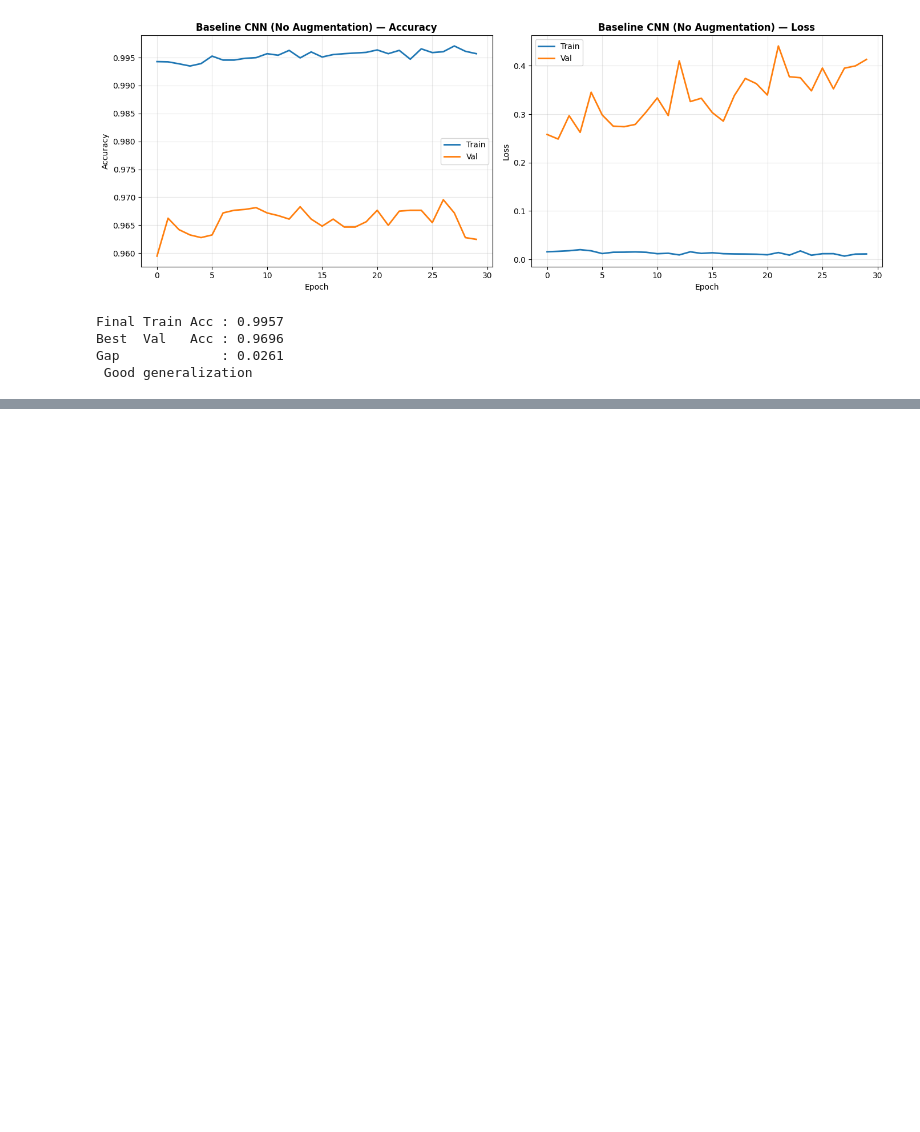
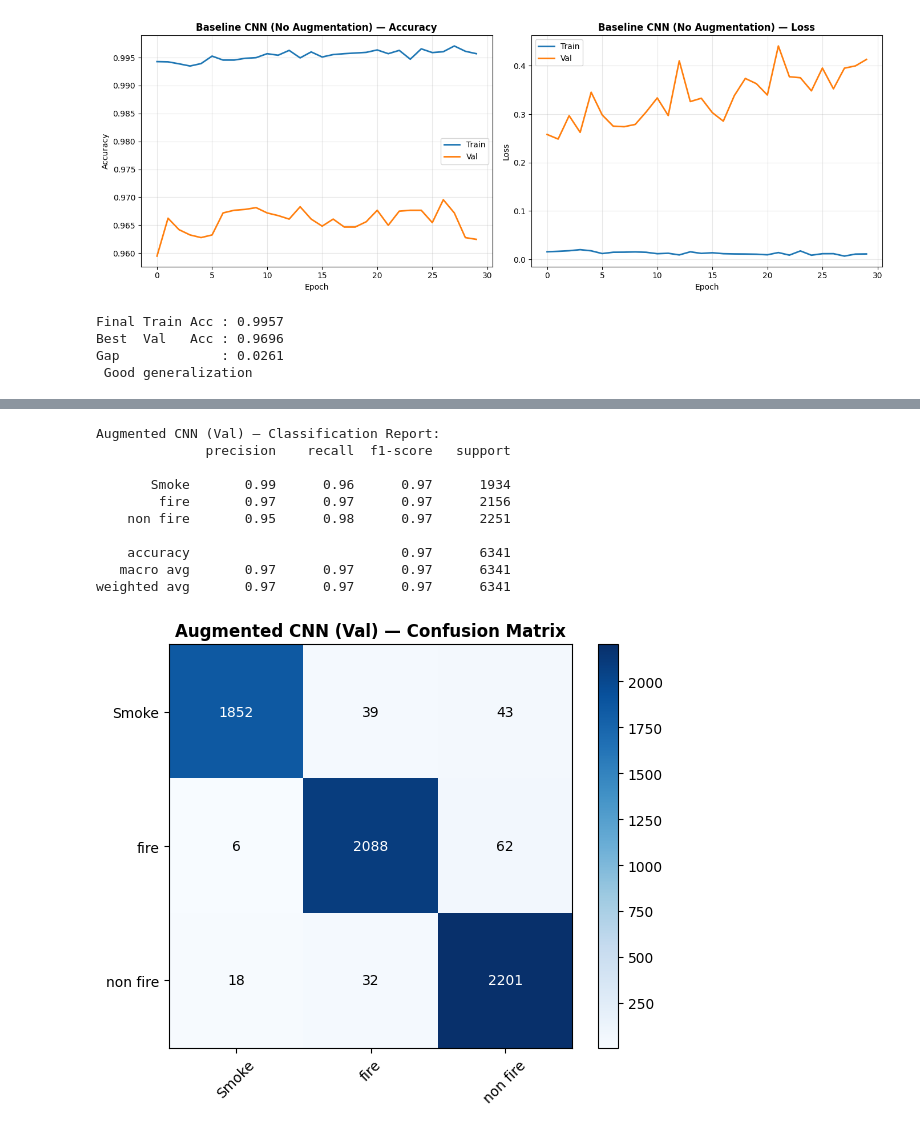
Before and after one commit to alexliu409/mini_project-5, a Jupyter notebook: notebooks/notebook.ipynb, the cells around one changed output, grey strips where cells are left out. Cells and saved outputs as stored; diff of their text form; code cells hidden in the pictures; blank space fills up the shorter version.

```diff
--- a/notebooks/notebook.ipynb
+++ b/notebooks/notebook.ipynb
@@ -351,0 +371,15 @@ KeyboardInterrupt:
+# %%
+# Augmented CNN — Evaluate on validation set
+y_true_aug, y_pred_aug = evaluate_model(model_aug, val_ds, name='Augmented CNN (Val)')
+# %% [output]
+Augmented CNN (Val) — Classification Report:
+              precision    recall  f1-score   support
+
+       Smoke       0.99      0.96      0.97      1934
+        fire       0.97      0.97      0.97      2156
+    non fire       0.95      0.98      0.97      2251
+
+    accuracy                           0.97      6341
+   macro avg       0.97      0.97      0.97      6341
+weighted avg       0.97      0.97      0.97      6341
+[figure, added]
```
Also changed, not shown: parts of 9 cells of this notebook.
